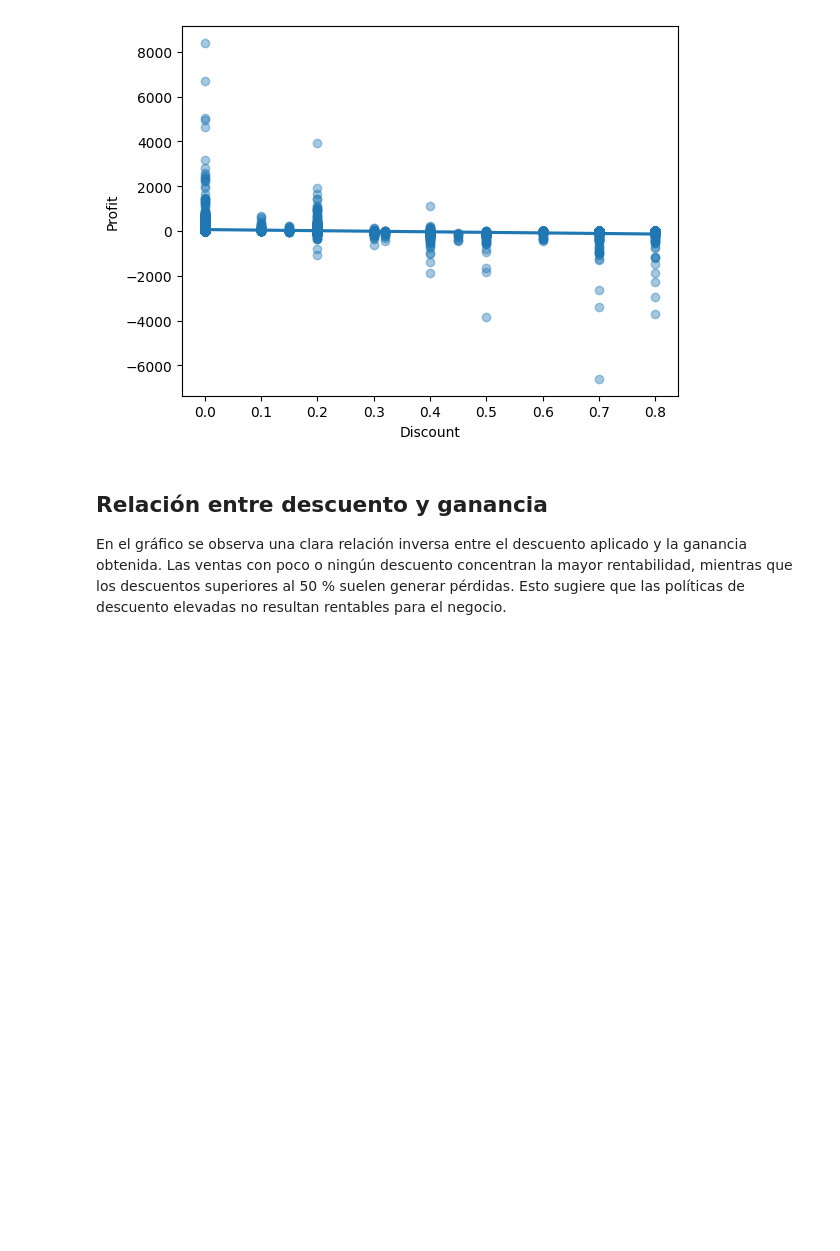
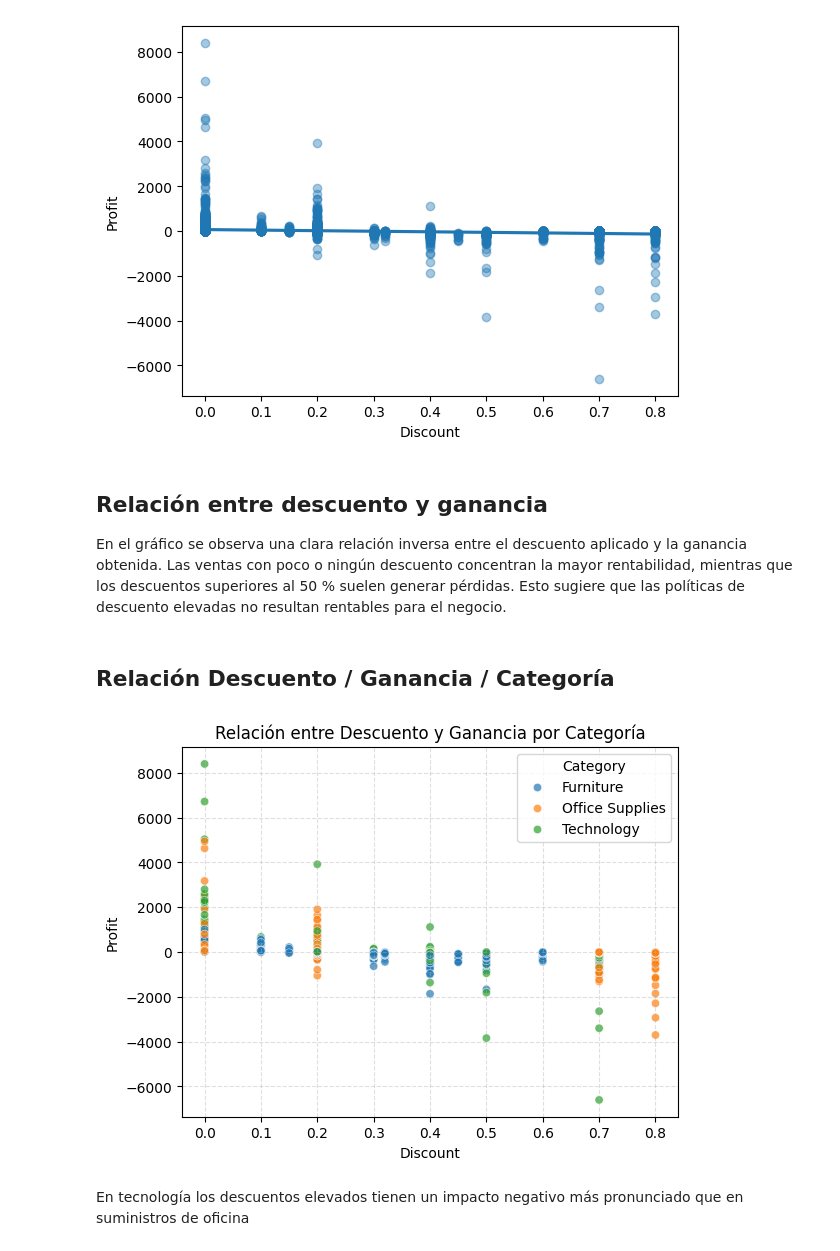
Before and after one commit to AgusISO8583/ITBA, a Jupyter notebook: TP_supermercadoG3.ipynb, the cells around one changed output. Cells and saved outputs as stored; diff of their text form; code cells hidden in the pictures; blank space fills up the shorter version.

Commit message:
descuento categoria ganancia el grafico

```diff
--- a/TP_supermercadoG3.ipynb
+++ b/TP_supermercadoG3.ipynb
@@ -312,3 +311,14 @@ sns.regplot(x='Discount', y='Profit', data=df, scatter_kws={'alpha':0.4})
 En el gráfico se observa una clara relación inversa entre el descuento aplicado y la ganancia obtenida.
 Las ventas con poco o ningún descuento concentran la mayor rentabilidad, mientras que los descuentos superiores al 50 % suelen generar pérdidas.
 Esto sugiere que las políticas de descuento elevadas no resultan rentables para el negocio.
+# %% [markdown]
+## Relación Descuento / Ganancia / Categoría
+# %%
+sns.scatterplot(data=df, x='Discount', y='Profit', hue='Category', alpha=0.7)
+plt.title('Relación entre Descuento y Ganancia por Categoría')
+plt.grid(True, linestyle='--', alpha=0.4)
+plt.show()
+# %% [output]
+[figure, added]
+# %% [markdown]
+En tecnología los descuentos elevados tienen un impacto negativo más pronunciado que en suministros de oficina
```
Also changed, not shown: parts of 1 cell of this notebook.
